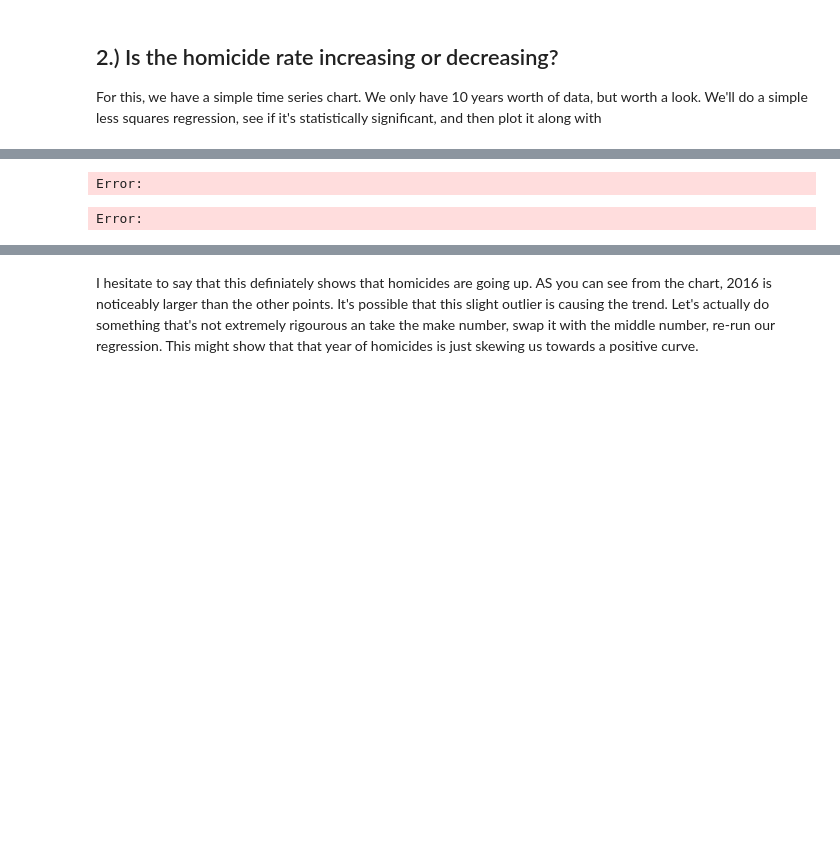
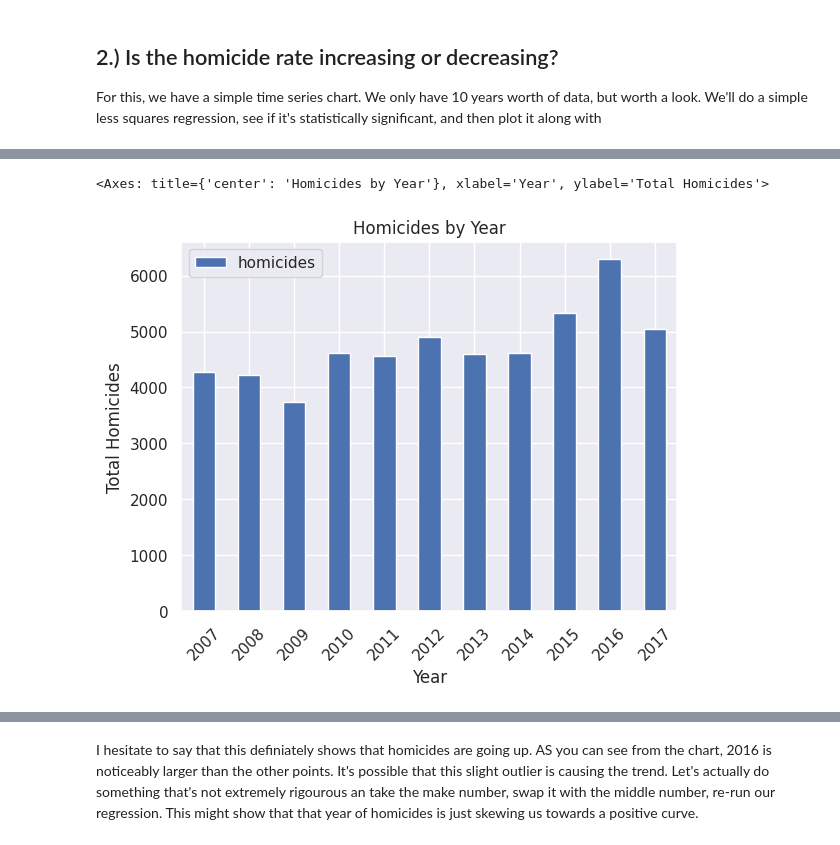
Before and after one commit to mattsthilaire/Weekly-DS-Notebooks, a Jupyter notebook: Week 1 - Homicide Data/Homicide_Data.ipynb, the cells around one changed output, grey strips where cells are left out. Saved outputs shown, nothing was run; the diff lists cells and outputs as text; code cells hidden in the pictures; blank space fills up the shorter version.

```diff
--- a/Week 1 - Homicide Data/Homicide_Data.ipynb
+++ b/Week 1 - Homicide Data/Homicide_Data.ipynb
@@ -330,23 +439,18 @@ Error:
 # %%
-yearly_homicides = (
-    df.groupby("year", as_index=False)
-    .count()[["year", "victim_first"]]
-    .rename(columns={"victim_first": "homicides"})
-)
+yearly_homicides = df.groupby("year", as_index=False)\
+.count()[["year", "victim_first"]]\
+.rename(columns={"victim_first": "homicides"})
-# %% [output]
-Error:
 # %%
-yearly_homicides.plot(
-    kind="bar",
-    x="year",
-    y="homicides",
-    title="Homicides by Year",
-    xlabel="Year",
-    ylabel="Total Homicides",
-    rot=45,
-)
+yearly_homicides.plot(kind="bar",
+                      x="year",
+                      y="homicides",
+                      title="Homicides by Year",
+                      xlabel="Year",
+                      ylabel="Total Homicides",
+                      rot=45)
 # %% [output]
-Error:
+<Axes: title={'center': 'Homicides by Year'}, xlabel='Year', ylabel='Total Homicides'>
+[figure, added]
 # %%
 X = sm.add_constant(yearly_homicides["year"])
 y = yearly_homicides["homicides"]
```
Also changed, not shown: parts of 135 cells of this notebook.
